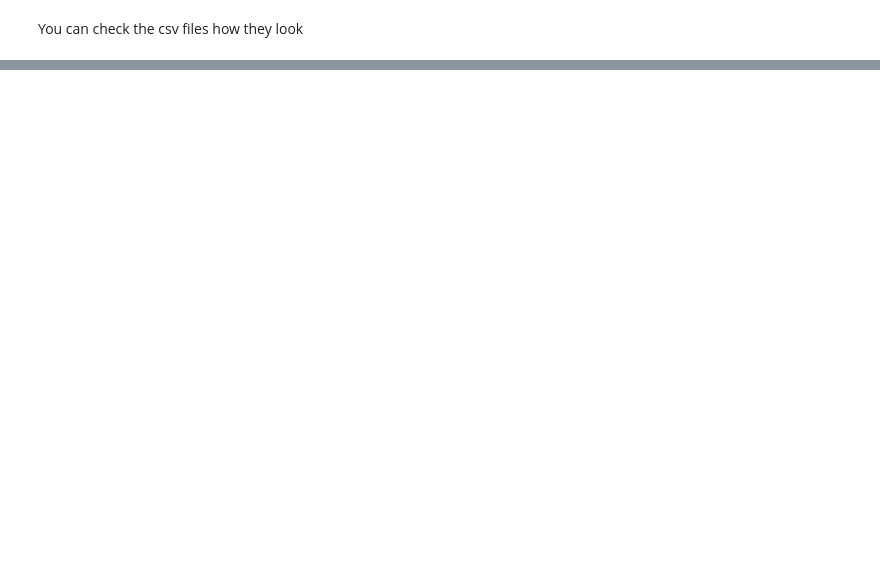
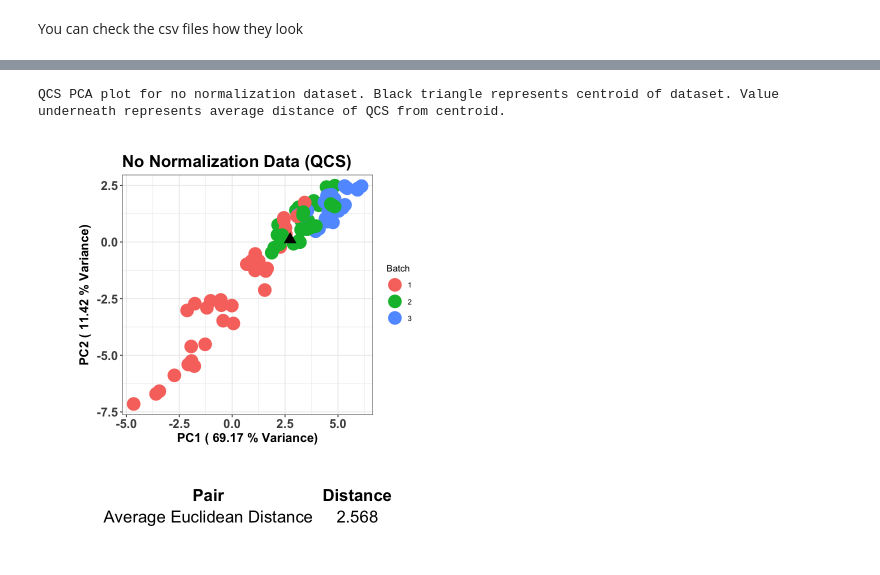
Before and after one commit to Jintonic0226/QCS_Pipeline, a Jupyter notebook: QCS_Pipeline/Tutorial/Tutorial.ipynb, the cells around one changed output, grey strips where cells are left out. Cells and saved outputs as stored; diff of their text form; code cells hidden in the pictures; blank space fills up the shorter version.

```diff
--- a/QCS_Pipeline/Tutorial/Tutorial.ipynb
+++ b/QCS_Pipeline/Tutorial/Tutorial.ipynb
@@ -85,0 +777,78 @@ sample_set_1 <- c("ChickenHeart", "ChickenLiver", "GoatLiver") ## change sample
+# %%
+## PCA plot of QCS ##
+# No Normalization Data #
+# Load necessary libraries
+library(ggplot2)
+library(ggrepel)
+library(cowplot)
+library(gridExtra)
+
+# Gets rid of plot format
+options(repr.plot.width = NULL, repr.plot.height = NULL)
+
+# Calculate PCA scores
+pca_scores <- batch_pca$x
+
+# Identify QCS samples based on sample types
+qcs_samples <- which(sample_types == "QCS")
+
+# Extract PCA scores for QCS samples
+qcs_scores <- pca_scores[qcs_samples, 1:2] # only obtaining PC1 and PC2
+
+# Compute the centroid of QCS samples
+qcs_centroid <- colMeans(qcs_scores)
+
+# Add batch info
+qcs_batch_info <- batch_info_1[qcs_samples, "batch"]
+
+qcs_data <- data.frame(
+  PC1 = qcs_scores[, 1],
+  PC2 = qcs_scores[, 2],
+  Batch = as.factor(qcs_batch_info)
+)
+
+# Calculate PC1 and PC2 variances
+pc1_variance <- round(batch_pca$sdev[1]^2 / sum(batch_pca$sdev^2) * 100, 2)
+pc2_variance <- round(batch_pca$sdev[2]^2 / sum(batch_pca$sdev^2) * 100, 2)
+
+# Calculate distance between individuals samples and PC1 or PC2 centroids
+coordinate_PC1 <- (qcs_scores[, 1] - qcs_centroid["PC1"])^2
+coordinate_PC2 <- (qcs_scores[, 2] - qcs_centroid["PC2"])^2
+
+# Add up distances of each coordinate as one and square root them
+distance_from_centroid <- sqrt(coordinate_PC1 + coordinate_PC2)
+
+# Average the distances
+average_distance_ec <- mean(distance_from_centroid)
+
+# Plot PCA plot with QCS samples and their centroid
+pca_plot_qcs <- ggplot(qcs_data, aes(x = PC1, y = PC2, color = Batch)) +
+  geom_point(size = 7) +  # Plot QCS samples with color based on batch number
+  geom_point(data = data.frame(PC1 = qcs_centroid[1], PC2 = qcs_centroid[2]), aes(x = PC1, y = PC2), shape = 17, fill = "black", color = "black", size = 5) +  # Plot centroid as triangle with filled red color
+  labs(x = paste("PC1 (", pc1_variance, "% Variance)"), y = paste("PC2 (", pc2_variance, "% Variance)"), title = "No Normalization Data (QCS)") +
+  theme_bw() +
+  theme(axis.title.x = element_text(face = "bold", size = 15),
+        axis.title.y = element_text(face = "bold", size = 15),
+        axis.text = element_text(size = 15, face = "bold"),
+        plot.margin = margin(20, 50, 10, 50),
+        plot.title = element_text(face = "bold", size = 20))
+
+# Creating data frame for average distance
+average_distance_qcs_df <- data.frame(
+    Pair = 'Average Euclidean Distance',
+    Distance = round(average_distance_ec, 3)
+    )
+
+# Create a table plot
+table_plot_qcs <- tableGrob(average_distance_qcs_df, theme = ttheme_minimal(base_size = 20), rows = NULL)
+
+# Combine the PCA plot and the table
+combined_plot_qcs <- plot_grid(pca_plot_qcs, table_plot_qcs, ncol = 1, align = "v", axis = "lr", rel_heights = c(3, 1))
+
+cat("\033[1mQCS PCA plot for no normalization dataset. Black triangle represents centroid of dataset. Value underneath represents average distance of QCS from centroid.\033[0m\n")
+
+# Print the combined plot
+print(combined_plot_qcs)
+# %% [output]
+QCS PCA plot for no normalization dataset. Black triangle represents centroid of dataset. Value underneath represents average distance of QCS from centroid.
+[figure, added]
```
Also changed, not shown: parts of 35 cells of this notebook.
